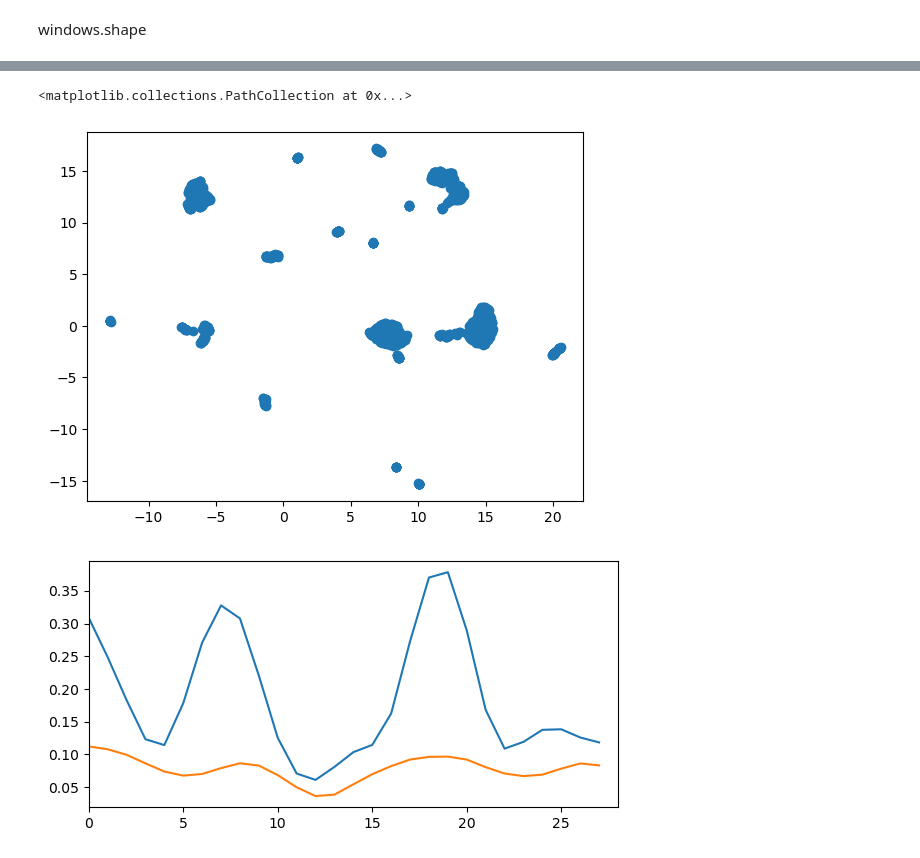
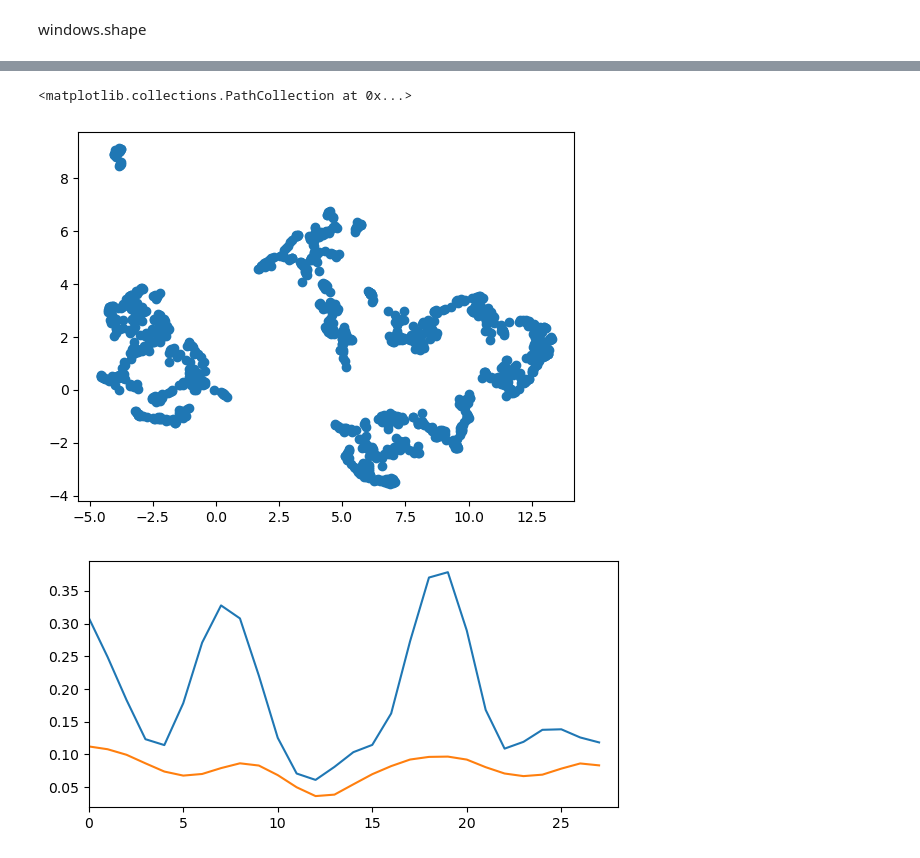
Before and after one commit to texsmv/airq_tool, a Jupyter notebook: ontario_projections_months.ipynb, the cells around one changed output, grey strips where cells are left out. Cells and saved outputs as stored; diff of their text form; code cells hidden in the pictures.

```diff
--- a/ontario_projections_months.ipynb
+++ b/ontario_projections_months.ipynb
@@ -19,7 +19,7 @@ MODE = 'subsequences' # subsequences - shape
 EPOCHS = 40
 BATCH_SIZE = 128
 ENC_SIZE = 8 # 8
-POLLUTANTS = ['PM25', 'CO'] # ['NO', 'NOx', 'NO2', 'SO2', 'CO', 'O3', 'PM25']
+POLLUTANTS = ['PM25', 'CO', 'NO'] # ['NO', 'NOx', 'NO2', 'SO2', 'CO', 'O3', 'PM25']
 CONV_FILTERS = [16, 32]
 CONV_KERNELS = [7, 7]
 UMAP_NEIGHBORS = 15
@@ -68,3 +64,16 @@ coords = np.array([
+# %%
+# dates
+import datetime
+
+epoch = datetime.datetime.utcfromtimestamp(0)
+
+def unix_time_millis(dt):
+    return (dt - epoch).total_seconds() * 1000.0
+
+# unix_time_millis(dates[0])
+
+timeInMs = np.array([unix_time_millis(d) for d in dates])
+timeInMs = np.expand_dims(timeInMs, axis=1)
 # %%
 mts = TSerie(X=windows, y = station_ids)
 
@@ -120,5 +130,22 @@ mts.features.shape
-# %%
-mts.features = np.concatenate([mts.features, coords], axis=1)
+# %%
+from sklearn.metrics import pairwise_distances
+
+delta = 0.1
+beta = 0.1
+
+space_DM = pairwise_distances(coords)
+space_DM = space_DM / np.max(space_DM)
+
+feature_DM = pairwise_distances(mts.features, metric='cosine')
+feature_DM = feature_DM / np.max(feature_DM)
+
+
+time_DM = pairwise_distances(timeInMs)
+time_DM = time_DM / np.max(time_DM)
+
+# distM = feature_DM * (1 - delta) + space_DM * delta
+distM = feature_DM * (1 - (delta + beta)) + space_DM * delta + time_DM * beta
+# mts.features = np.concatenate([mts.features, coords], axis=1)
 # %%
 # # # clusters
 # preds = np.argmax(clusters, axis=1)
@@ -128,19 +153,24 @@ mts.features = np.concatenate([mts.features, coords], axis=1)
 # %%
 import umap
 from sklearn.manifold import TSNE
 import matplotlib.pyplot as plt
-reducer = umap.UMAP(n_components=2, metric='euclidean')
+# reducer = umap.UMAP(n_components=2, metric='euclidean')
+reducer = umap.UMAP(n_components=2, metric='precomputed')
+# reducer = TSNE(n_components=2, metric='precomputed')
+
 # reducer = UMAP(n_components=2, n_neighbors=10, min_dist=0.1, metric='cosine')
 # reducer = UMAP(n_components=2, n_neighbors=10, min_dist=0.1)
 # reducer = TSNE(n_components=2, metric='euclidean')
 
 # coords = reducer.fit_transform(mts.features, y = month_ids)
-coords = reducer.fit_transform(mts.features)
+# coords = reducer.fit_transform(mts.features)
+coords = reducer.fit_transform(distM)
+
 # plt.scatter(coords[:, 0], coords[:, 1], c=preds)
 plt.scatter(coords[:, 0], coords[:, 1])
 # %% [output]
 <matplotlib.collections.PathCollection at 0x...>
-[figure, old version]
+[figure, new version]
 # %%
 import matplotlib.pyplot as plt
 
```
Also changed, not shown: parts of 7 cells of this notebook, 1 other file.
